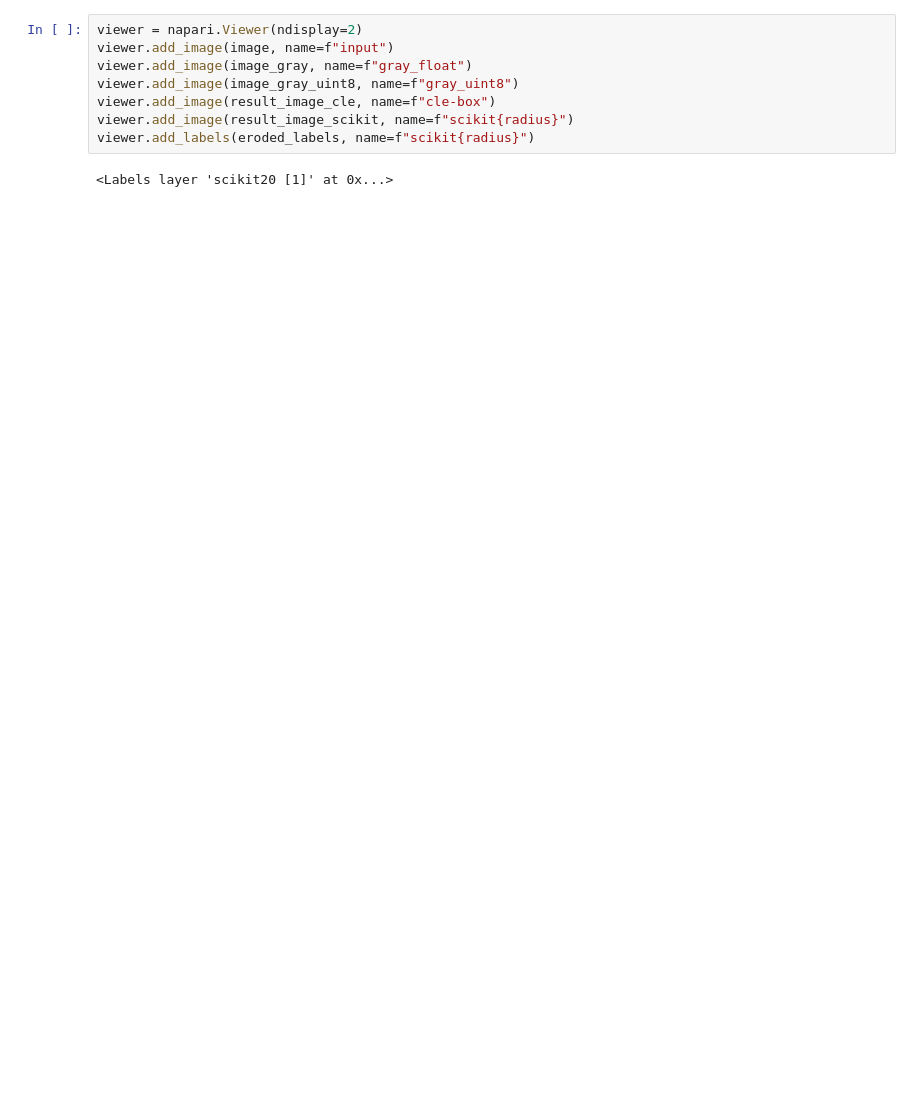
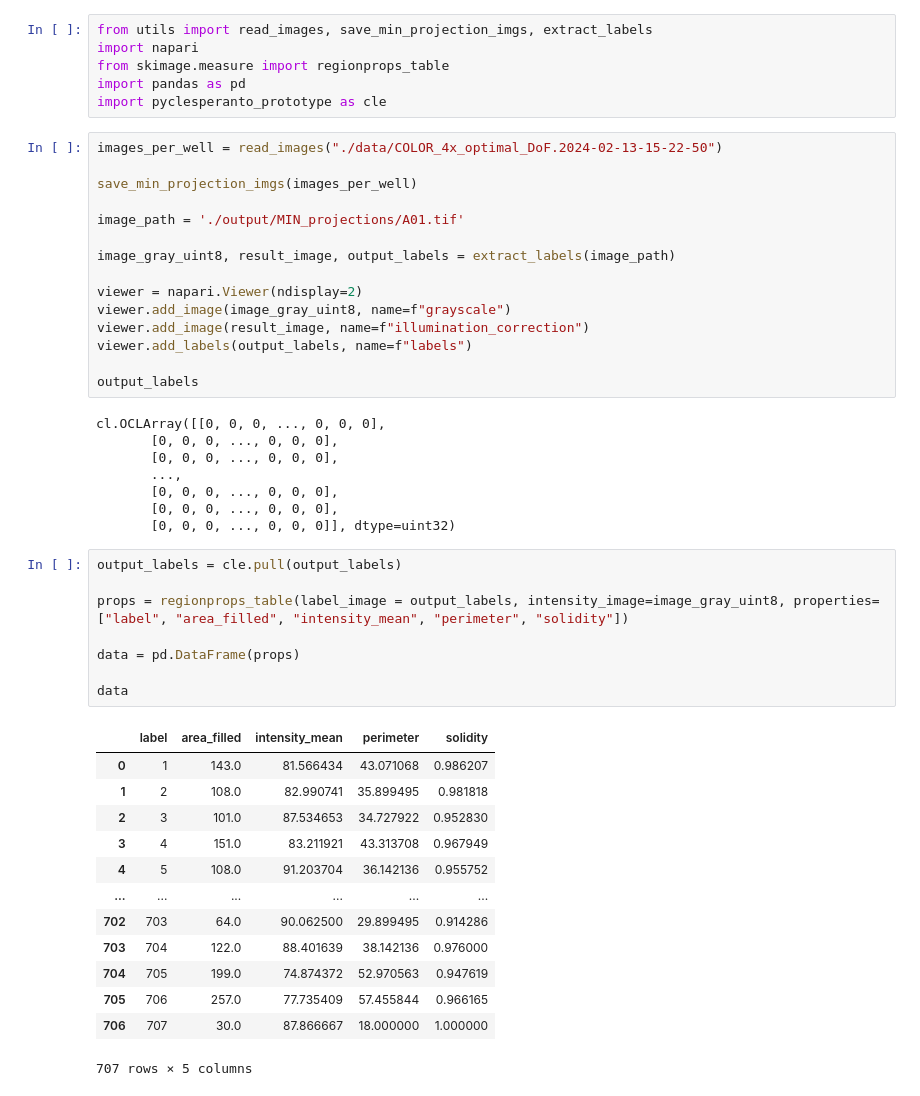
Before and after one commit to adiezsanchez/colon_organoid_bf, a Jupyter notebook: dev.ipynb, the cells around one changed output. Saved outputs shown, nothing was run; the diff lists cells and outputs as text; blank space fills up the shorter version.

```diff
--- a/dev.ipynb
+++ b/dev.ipynb
@@ -59,10 +1,51 @@ eroded_labels = cle.erode_labels(dilated_labels, radius=dilation_erosion_radius)
-# %%
-viewer = napari.Viewer(ndisplay=2)
-viewer.add_image(image, name=f"input")
-viewer.add_image(image_gray, name=f"gray_float")
-viewer.add_image(image_gray_uint8, name=f"gray_uint8")
-viewer.add_image(result_image_cle, name=f"cle-box")
-viewer.add_image(result_image_scikit, name=f"scikit{radius}")
-viewer.add_labels(eroded_labels, name=f"scikit{radius}")
-# %% [output]
-<Labels layer 'scikit20 [1]' at 0x...>
+# %%
+from utils import read_images, save_min_projection_imgs, extract_labels
+import napari
+from skimage.measure import regionprops_table
+import pandas as pd
+import pyclesperanto_prototype as cle
+# %%
+images_per_well = read_images("./data/COLOR_4x_optimal_DoF.2024-02-13-15-22-50")
+
+save_min_projection_imgs(images_per_well)
+
+image_path = './output/MIN_projections/A01.tif'
+
+image_gray_uint8, result_image, output_labels = extract_labels(image_path)
+
+viewer = napari.Viewer(ndisplay=2)
+viewer.add_image(image_gray_uint8, name=f"grayscale")
+viewer.add_image(result_image, name=f"illumination_correction")
+viewer.add_labels(output_labels, name=f"labels")
+
+output_labels
+# %% [output]
+cl.OCLArray([[0, 0, 0, ..., 0, 0, 0],
+       [0, 0, 0, ..., 0, 0, 0],
+       [0, 0, 0, ..., 0, 0, 0],
+       ...,
+       [0, 0, 0, ..., 0, 0, 0],
+       [0, 0, 0, ..., 0, 0, 0],
+       [0, 0, 0, ..., 0, 0, 0]], dtype=uint32)
+# %%
+output_labels = cle.pull(output_labels)
+
+props = regionprops_table(label_image = output_labels, intensity_image=image_gray_uint8, properties=["label", "area_filled", "intensity_mean", "perimeter", "solidity"])
+
+data = pd.DataFrame(props)
+
+data
+# %% [output]
+|  | label | area_filled | intensity_mean | perimeter | solidity |
+| 0 | 1 | 143.0 | 81.566434 | 43.071068 | 0.986207 |
+| 1 | 2 | 108.0 | 82.990741 | 35.899495 | 0.981818 |
+| 2 | 3 | 101.0 | 87.534653 | 34.727922 | 0.952830 |
+| 3 | 4 | 151.0 | 83.211921 | 43.313708 | 0.967949 |
+| 4 | 5 | 108.0 | 91.203704 | 36.142136 | 0.955752 |
+| ... | ... | ... | ... | ... | ... |
+| 702 | 703 | 64.0 | 90.062500 | 29.899495 | 0.914286 |
+| 703 | 704 | 122.0 | 88.401639 | 38.142136 | 0.976000 |
+| 704 | 705 | 199.0 | 74.874372 | 52.970563 | 0.947619 |
+| 705 | 706 | 257.0 | 77.735409 | 57.455844 | 0.966165 |
+| 706 | 707 | 30.0 | 87.866667 | 18.000000 | 1.000000 |
+707 rows × 5 columns
```
Also changed, not shown: parts of 5 cells of this notebook, 3 other files.
